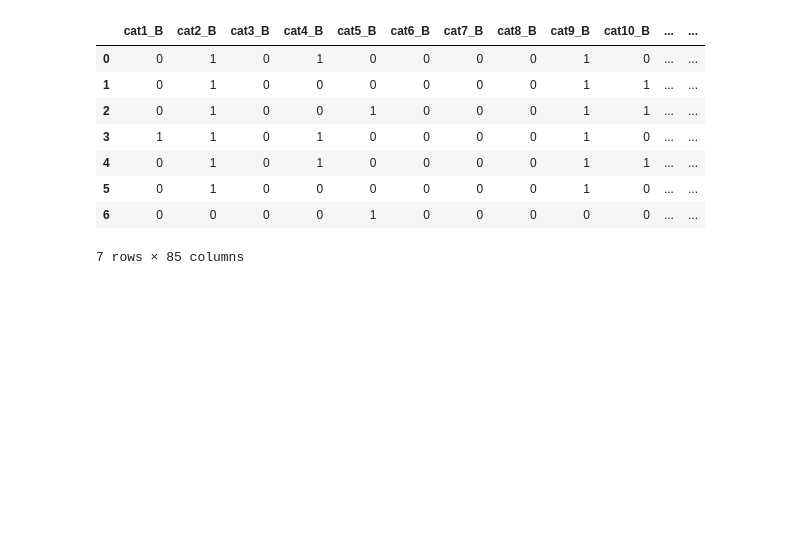
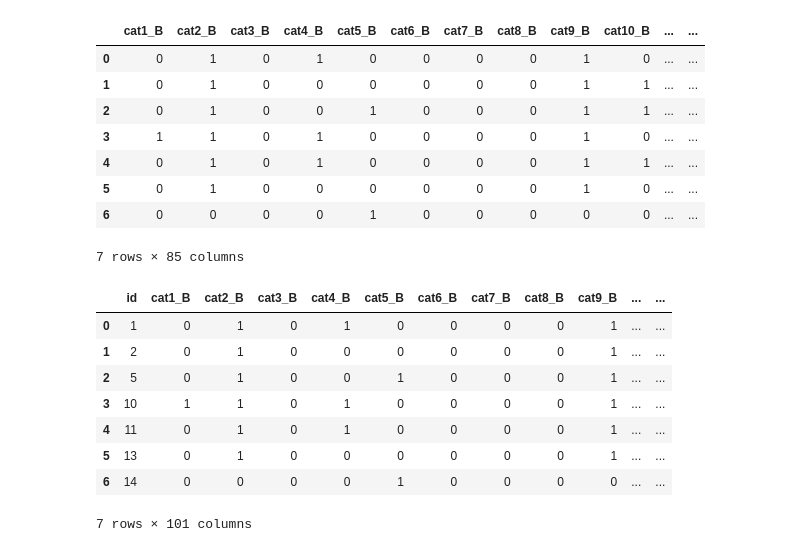
Before and after one commit to VCZLee/Jupyter-Notebooks, a Jupyter notebook: Kaggle/Allstate Claim Severity/Allstate Claim Severity Modeling.ipynb, the cells around one changed output. Saved outputs shown, nothing was run; the diff lists cells and outputs as text; code cells hidden in the pictures; blank space fills up the shorter version.

Commit message:
data preprocessing

```diff
--- a/Kaggle/Allstate Claim Severity/Allstate Claim Severity Modeling.ipynb
+++ b/Kaggle/Allstate Claim Severity/Allstate Claim Severity Modeling.ipynb
@@ -159,9 +159,13 @@ cat_dataset.describe().append(extra_desc)
 | freqstd | 67020 | 17765 | 118559 | 48417 | 41829 | 53081 | 126692 | 117542 | 26817 | 93414 | ... | ... |
 8 rows × 65 columns
 # %%
-# cat_dataset_numerical = cat_dataset.apply(LabelEncoder().fit_transform)
-cat_dataset_dummy = pd.get_dummies(data=cat_dataset,drop_first=True) #convert categorial variables to one-hot encoding
-cat_dataset_dummy.head(n=7)
+# cat_dataset = cat_dataset.apply(LabelEncoder().fit_transform)
+# cat_onehot = OneHotEncoder()
+# cat_dataset = cat_onehot.fit_transform(cat_dataset)
+# cat_dataset
+
+cat_dataset = pd.get_dummies(data=cat_dataset,drop_first=True) #convert categorial variables to one-hot encoding
+cat_dataset.head(n=7)
 # %% [output]
 |  | cat1_B | cat2_B | cat3_B | cat4_B | cat5_B | cat6_B | cat7_B | cat8_B | cat9_B | cat10_B | ... | ... |
 | 0 | 0 | 1 | 0 | 1 | 0 | 0 | 0 | 0 | 1 | 0 | ... | ... |
@@ -172,3 +176,16 @@ cat_dataset_dummy.head(n=7)
 | 5 | 0 | 1 | 0 | 0 | 0 | 0 | 0 | 0 | 1 | 0 | ... | ... |
 | 6 | 0 | 0 | 0 | 0 | 1 | 0 | 0 | 0 | 0 | 0 | ... | ... |
 7 rows × 85 columns
+# %%
+cleaned_dataset = pd.concat([labeled_dataset.id,cat_dataset,cont_dataset], axis=1).drop(['loss'], axis=1)
+cleaned_dataset.head(n=7)
+# %% [output]
+|  | id | cat1_B | cat2_B | cat3_B | cat4_B | cat5_B | cat6_B | cat7_B | cat8_B | cat9_B | ... | ... |
+| 0 | 1 | 0 | 1 | 0 | 1 | 0 | 0 | 0 | 0 | 1 | ... | ... |
+| 1 | 2 | 0 | 1 | 0 | 0 | 0 | 0 | 0 | 0 | 1 | ... | ... |
+| 2 | 5 | 0 | 1 | 0 | 0 | 1 | 0 | 0 | 0 | 1 | ... | ... |
+| 3 | 10 | 1 | 1 | 0 | 1 | 0 | 0 | 0 | 0 | 1 | ... | ... |
+| 4 | 11 | 0 | 1 | 0 | 1 | 0 | 0 | 0 | 0 | 1 | ... | ... |
+| 5 | 13 | 0 | 1 | 0 | 0 | 0 | 0 | 0 | 0 | 1 | ... | ... |
+| 6 | 14 | 0 | 0 | 0 | 0 | 1 | 0 | 0 | 0 | 0 | ... | ... |
+7 rows × 101 columns
```
